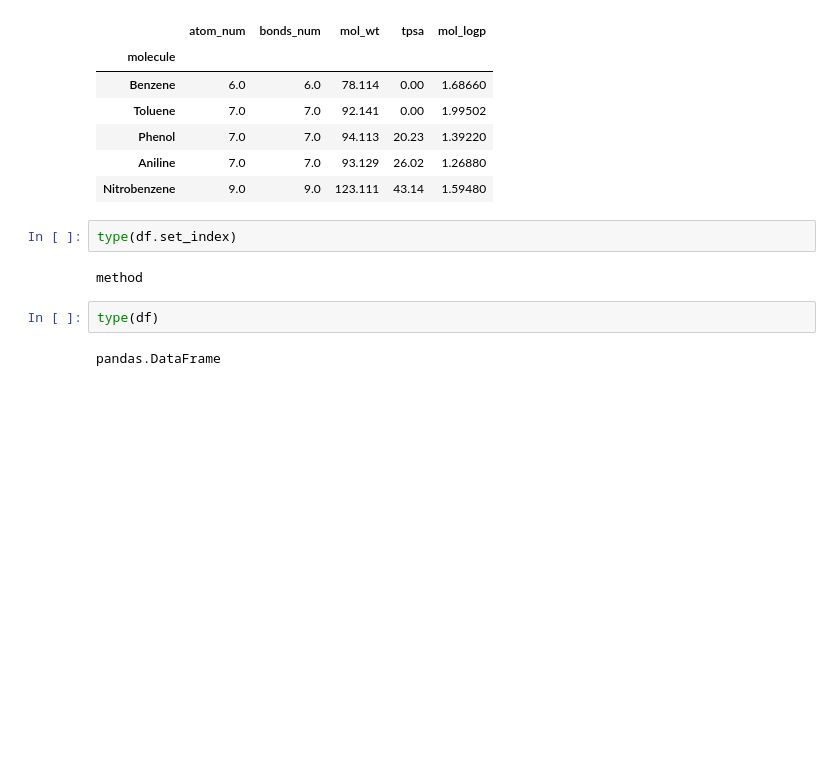
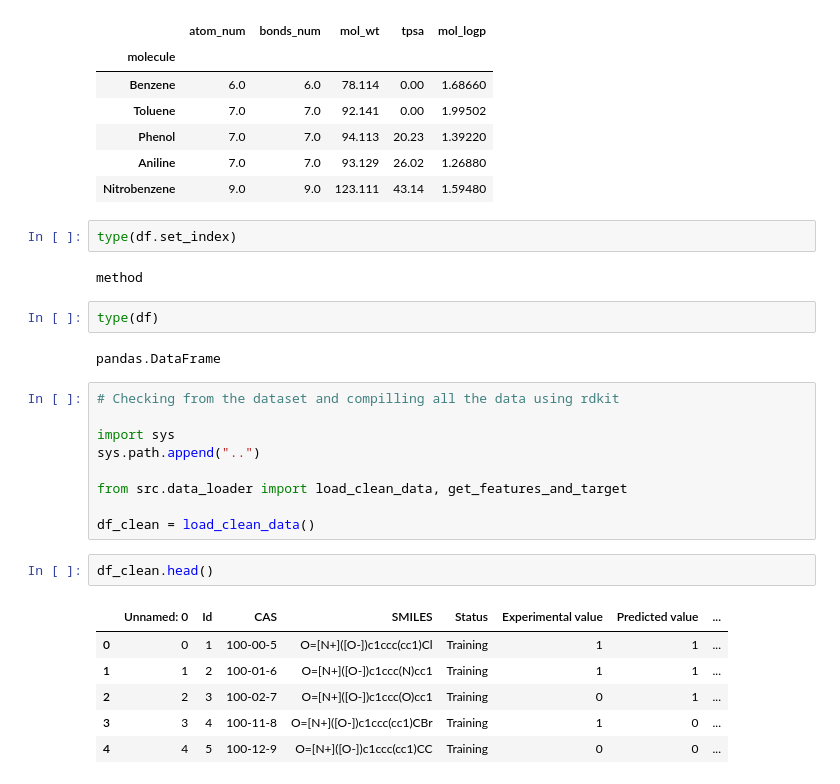
Before and after one commit to BoniYu/mutagenicity_knn, a Jupyter notebook: notebooks/rdkit_basics.ipynb, the cells around one changed output. Drawn from its saved outputs; the diff is of its cells as text; blank space fills up the shorter version.

Commit message:
tested RDKit on one of the sameples

```diff
--- a/notebooks/rdkit_basics.ipynb
+++ b/notebooks/rdkit_basics.ipynb
@@ -169,3 +169,21 @@ method
 type(df)
 # %% [output]
 pandas.DataFrame
+# %%
+# Checking from the dataset and compilling all the data using rdkit
+
+import sys
+sys.path.append("..")
+
+from src.data_loader import load_clean_data, get_features_and_target
+
+df_clean = load_clean_data()
+# %%
+df_clean.head()
+# %% [output]
+|  | Unnamed: 0 | Id | CAS | SMILES | Status | Experimental value | Predicted value | ... |
+| 0 | 0 | 1 | 100-00-5 | O=[N+]([O-])c1ccc(cc1)Cl | Training | 1 | 1 | ... |
+| 1 | 1 | 2 | 100-01-6 | O=[N+]([O-])c1ccc(N)cc1 | Training | 1 | 1 | ... |
+| 2 | 2 | 3 | 100-02-7 | O=[N+]([O-])c1ccc(O)cc1 | Training | 0 | 1 | ... |
+| 3 | 3 | 4 | 100-11-8 | O=[N+]([O-])c1ccc(cc1)CBr | Training | 1 | 0 | ... |
+| 4 | 4 | 5 | 100-12-9 | O=[N+]([O-])c1ccc(cc1)CC | Training | 0 | 0 | ... |
```
Also changed, not shown: parts of 3 cells of this notebook.
